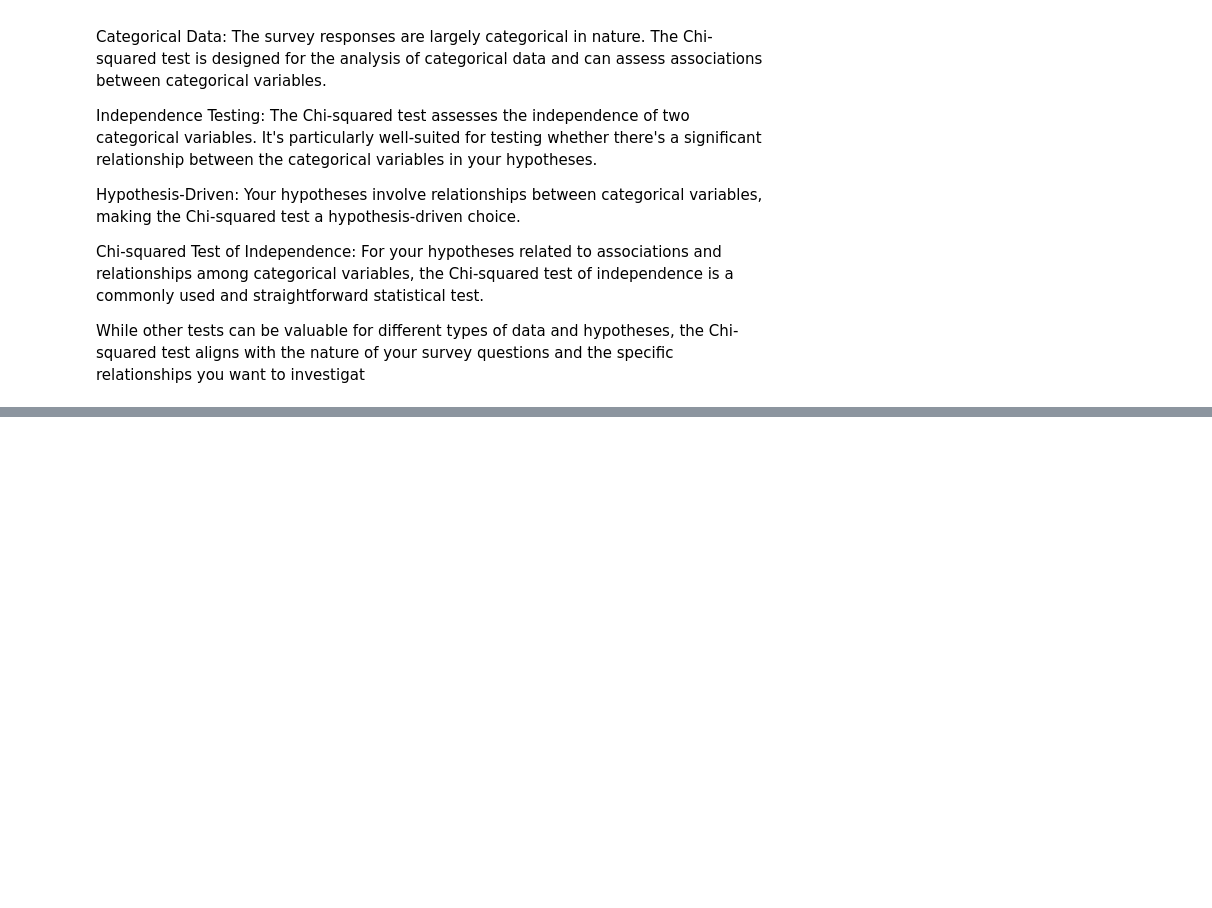
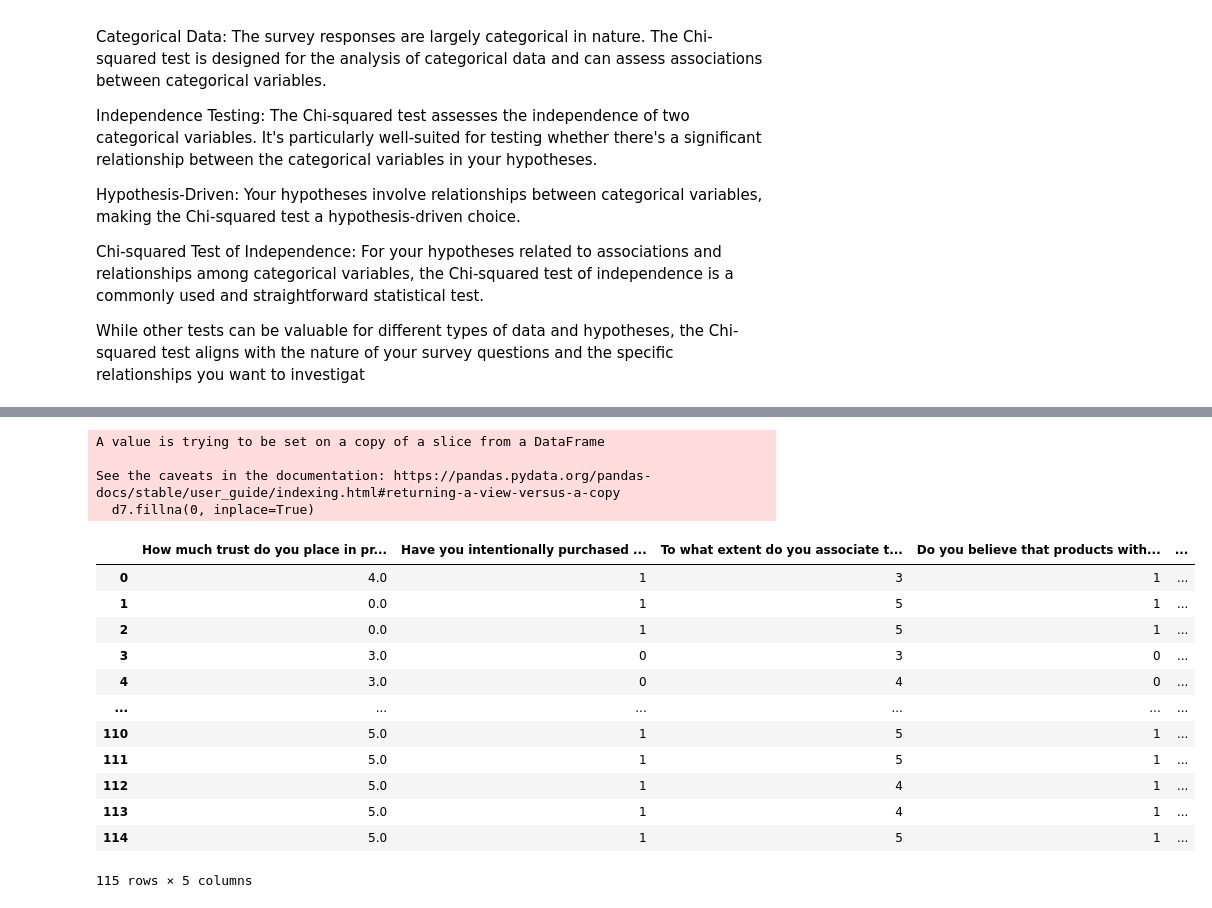
Before and after one commit to Stoichiometrical/Survey_Data_Analysis, a Jupyter notebook: survery_analysis2.ipynb, the cells around one changed output, grey strips where cells are left out. Cells and saved outputs as stored; diff of their text form; code cells hidden in the pictures; blank space fills up the shorter version.

```diff
--- a/survery_analysis2.ipynb
+++ b/survery_analysis2.ipynb
@@ -330,0 +613,21 @@ While other tests can be valuable for different types of data and hypotheses, th
+# %%
+d7.fillna(0, inplace=True)
+d7
+# %% [output]
+A value is trying to be set on a copy of a slice from a DataFrame
+
+See the caveats in the documentation: https://pandas.pydata.org/pandas-docs/stable/user_guide/indexing.html#returning-a-view-versus-a-copy
+  d7.fillna(0, inplace=True)
+|  | How much trust do you place in pr... | Have you intentionally purchased ... | To what extent do you associate t... | Do you believe that products with... | ... |
+| 0 | 4.0 | 1 | 3 | 1 | ... |
+| 1 | 0.0 | 1 | 5 | 1 | ... |
+| 2 | 0.0 | 1 | 5 | 1 | ... |
+| 3 | 3.0 | 0 | 3 | 0 | ... |
+| 4 | 3.0 | 0 | 4 | 0 | ... |
+| ... | ... | ... | ... | ... | ... |
+| 110 | 5.0 | 1 | 5 | 1 | ... |
+| 111 | 5.0 | 1 | 5 | 1 | ... |
+| 112 | 5.0 | 1 | 4 | 1 | ... |
+| 113 | 5.0 | 1 | 4 | 1 | ... |
+| 114 | 5.0 | 1 | 5 | 1 | ... |
+115 rows × 5 columns
```
Also changed, not shown: parts of 20 cells of this notebook.
